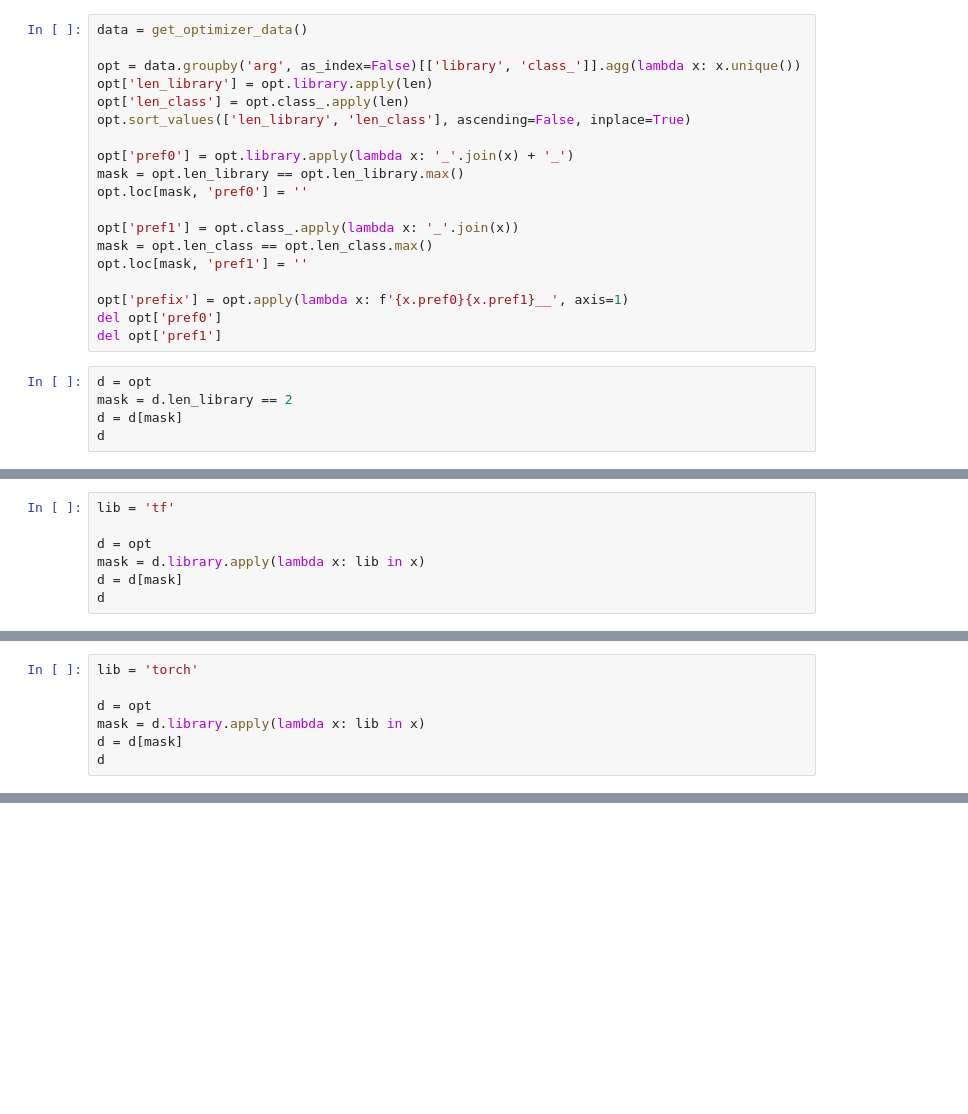
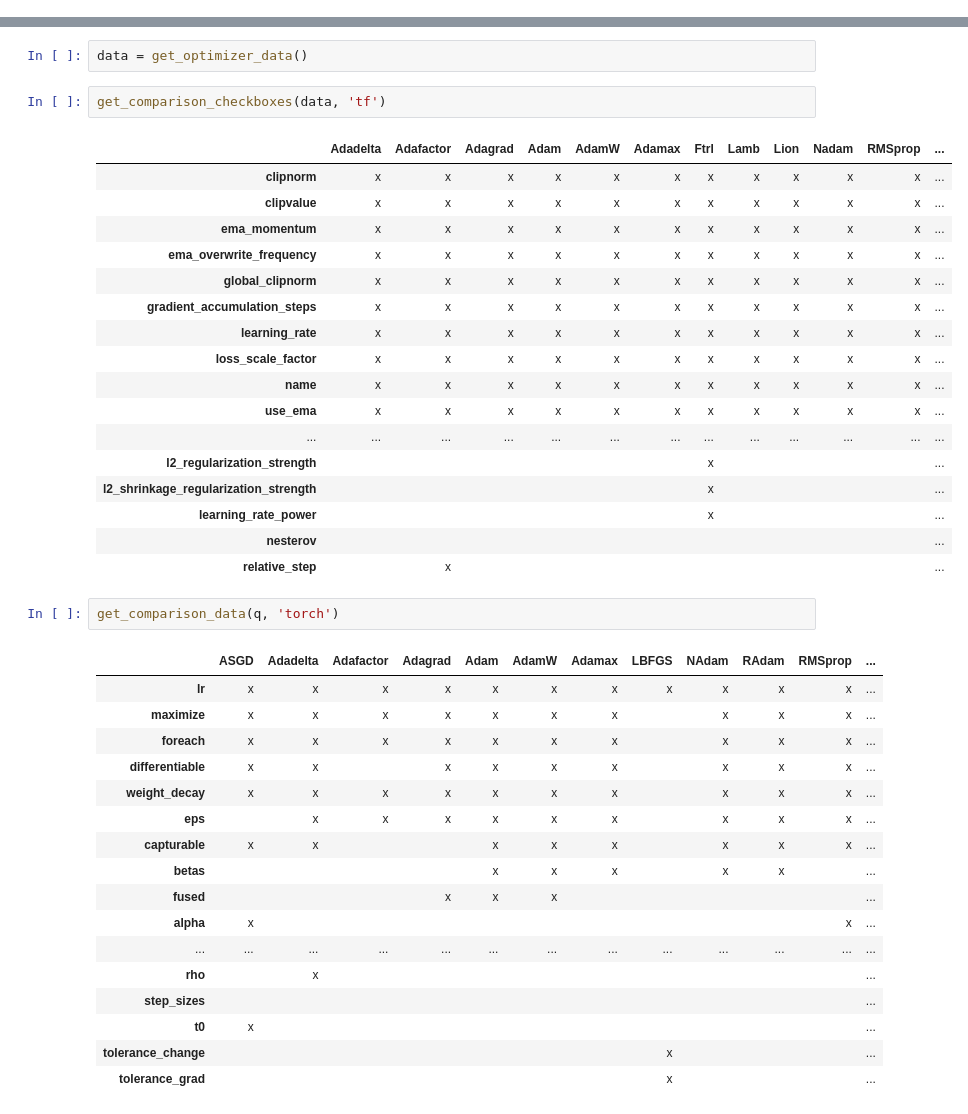
Before and after one commit to theNewFlesh/flatiron, a Jupyter notebook: notebooks/generate-config.ipynb, the cells around one changed output, grey strips where cells are left out. Drawn from its saved outputs; the diff is of its cells as text; blank space fills up the shorter version.

```diff
--- a/notebooks/generate-config.ipynb
+++ b/notebooks/generate-config.ipynb
@@ -276,24 +360,0 @@ FullArgSpec(args=['self', 'learning_rate', 'momentum', 'nesterov', 'weight_decay
-# %%
-data = get_optimizer_data()
-
-opt = data.groupby('arg', as_index=False)[['library', 'class_']].agg(lambda x: x.unique())
-opt['len_library'] = opt.library.apply(len)
-opt['len_class'] = opt.class_.apply(len)
-opt.sort_values(['len_library', 'len_class'], ascending=False, inplace=True)
-
-opt['pref0'] = opt.library.apply(lambda x: '_'.join(x) + '_')
-mask = opt.len_library == opt.len_library.max()
-opt.loc[mask, 'pref0'] = ''
-
-opt['pref1'] = opt.class_.apply(lambda x: '_'.join(x))
-mask = opt.len_class == opt.len_class.max()
-opt.loc[mask, 'pref1'] = ''
-
-opt['prefix'] = opt.apply(lambda x: f'{x.pref0}{x.pref1}__', axis=1)
-del opt['pref0']
-del opt['pref1']
-# %%
-d = opt
-mask = d.len_library == 2
-d = d[mask]
-d
@@ -309,7 +360,0 @@ d
-# %%
-lib = 'tf'
-
-d = opt
-mask = d.library.apply(lambda x: lib in x)
-d = d[mask]
-d
@@ -356,7 +360,0 @@ pd.DataFrame(c, index=i).map(lambda x: '' if pd.isnull(x) else 'x')
-# %%
-lib = 'torch'
-
-d = opt
-mask = d.library.apply(lambda x: lib in x)
-d = d[mask]
-d
@@ -402,0 +455,42 @@ pd.DataFrame(c, index=i).map(lambda x: '' if pd.isnull(x) else 'x')
+# %%
+data = get_optimizer_data()
+# %%
+get_comparison_checkboxes(data, 'tf')
+# %% [output]
+|  | Adadelta | Adafactor | Adagrad | Adam | AdamW | Adamax | Ftrl | Lamb | Lion | Nadam | RMSprop | ... |
+| clipnorm | x | x | x | x | x | x | x | x | x | x | x | ... |
+| clipvalue | x | x | x | x | x | x | x | x | x | x | x | ... |
+| ema_momentum | x | x | x | x | x | x | x | x | x | x | x | ... |
+| ema_overwrite_frequency | x | x | x | x | x | x | x | x | x | x | x | ... |
+| global_clipnorm | x | x | x | x | x | x | x | x | x | x | x | ... |
+| gradient_accumulation_steps | x | x | x | x | x | x | x | x | x | x | x | ... |
+| learning_rate | x | x | x | x | x | x | x | x | x | x | x | ... |
+| loss_scale_factor | x | x | x | x | x | x | x | x | x | x | x | ... |
+| name | x | x | x | x | x | x | x | x | x | x | x | ... |
+| use_ema | x | x | x | x | x | x | x | x | x | x | x | ... |
+| ... | ... | ... | ... | ... | ... | ... | ... | ... | ... | ... | ... | ... |
+| l2_regularization_strength |  |  |  |  |  |  | x |  |  |  |  | ... |
+| l2_shrinkage_regularization_strength |  |  |  |  |  |  | x |  |  |  |  | ... |
+| learning_rate_power |  |  |  |  |  |  | x |  |  |  |  | ... |
+| nesterov |  |  |  |  |  |  |  |  |  |  |  | ... |
+| relative_step |  | x |  |  |  |  |  |  |  |  |  | ... |
+# %%
+get_comparison_data(q, 'torch')
+# %% [output]
+|  | ASGD | Adadelta | Adafactor | Adagrad | Adam | AdamW | Adamax | LBFGS | NAdam | RAdam | RMSprop | ... |
+| lr | x | x | x | x | x | x | x | x | x | x | x | ... |
+| maximize | x | x | x | x | x | x | x |  | x | x | x | ... |
+| foreach | x | x | x | x | x | x | x |  | x | x | x | ... |
+| differentiable | x | x |  | x | x | x | x |  | x | x | x | ... |
+| weight_decay | x | x | x | x | x | x | x |  | x | x | x | ... |
+| eps |  | x | x | x | x | x | x |  | x | x | x | ... |
+| capturable | x | x |  |  | x | x | x |  | x | x | x | ... |
+| betas |  |  |  |  | x | x | x |  | x | x |  | ... |
+| fused |  |  |  | x | x | x |  |  |  |  |  | ... |
+| alpha | x |  |  |  |  |  |  |  |  |  | x | ... |
+| ... | ... | ... | ... | ... | ... | ... | ... | ... | ... | ... | ... | ... |
+| rho |  | x |  |  |  |  |  |  |  |  |  | ... |
+| step_sizes |  |  |  |  |  |  |  |  |  |  |  | ... |
+| t0 | x |  |  |  |  |  |  |  |  |  |  | ... |
+| tolerance_change |  |  |  |  |  |  |  | x |  |  |  | ... |
+| tolerance_grad |  |  |  |  |  |  |  | x |  |  |  | ... |
```
Also changed, not shown: parts of 16 cells of this notebook.
